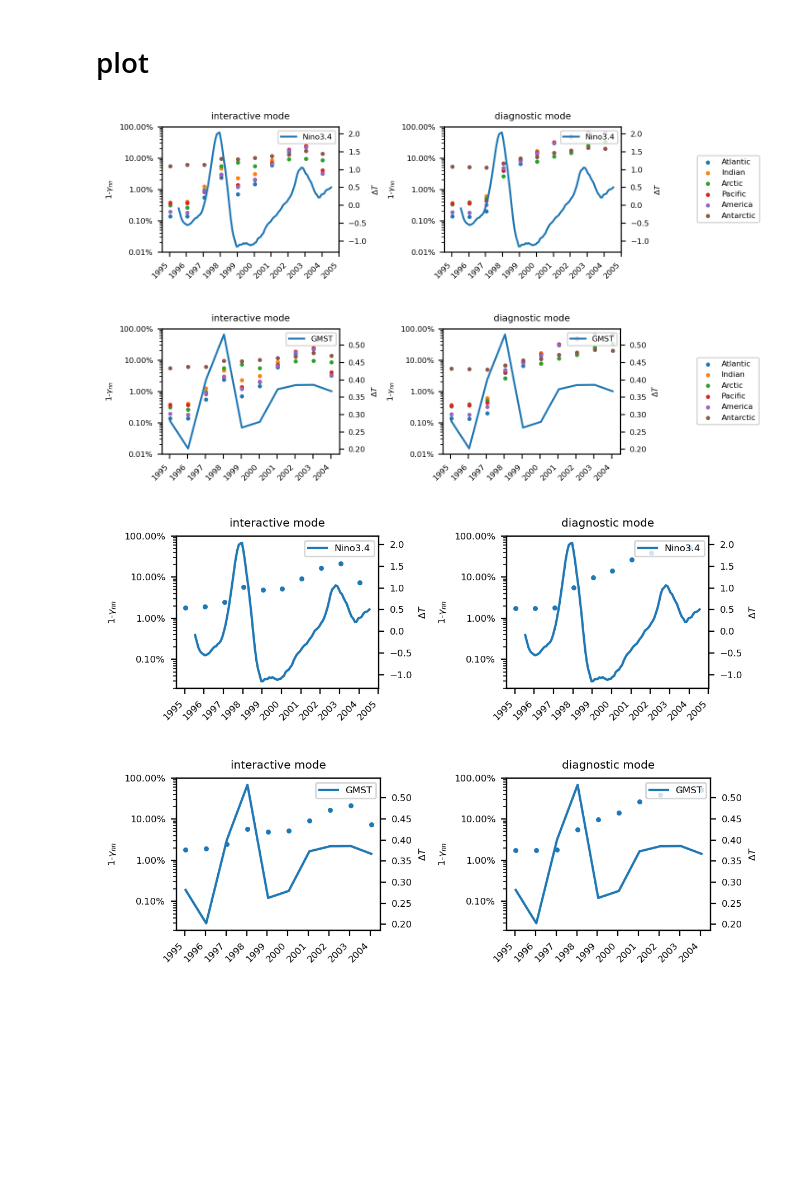
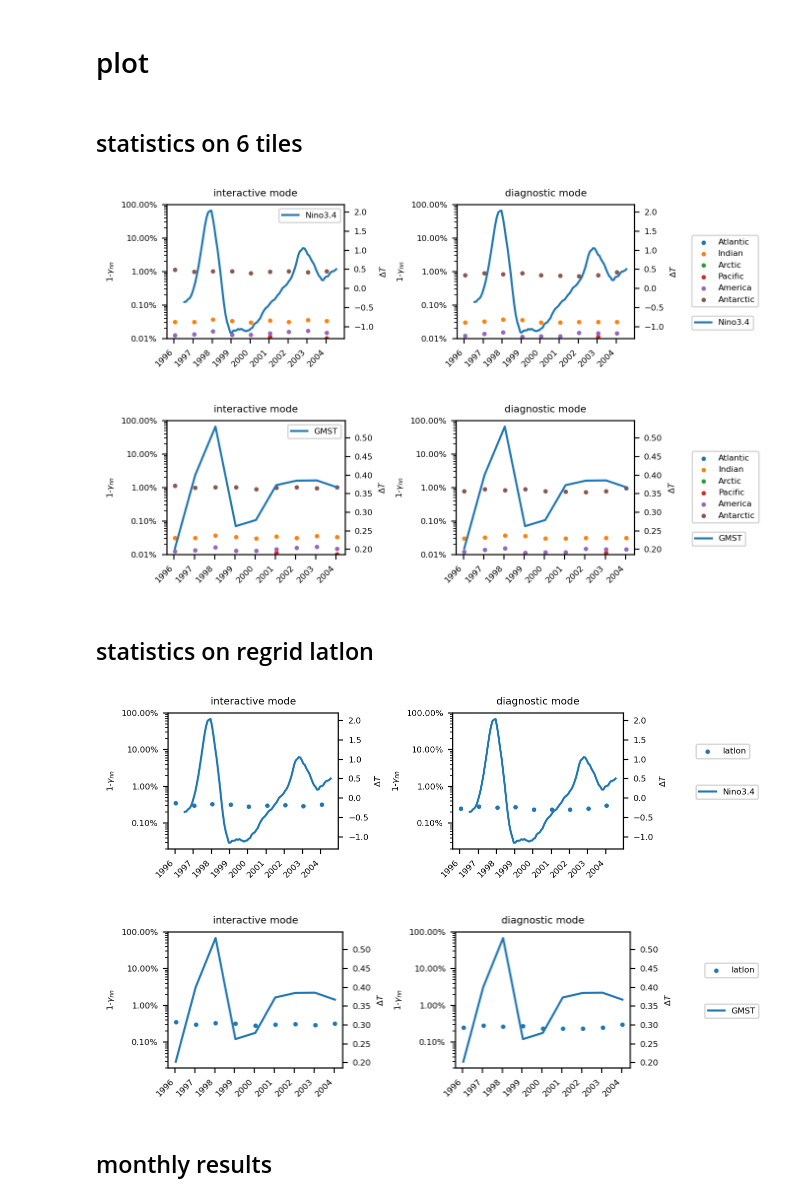
Before and after one commit to ChenggongWang/AM4_RadNN_run, a Jupyter notebook: GCM_results/plot_nn_ratio.ipynb, the cells around one changed output. Drawn from its saved outputs; the diff is of its cells as text; code cells hidden in the pictures; blank space fills up the shorter version.

Commit message:
results of historical and +-5K run good ratio

```diff
--- a/GCM_results/plot_nn_ratio.ipynb
+++ b/GCM_results/plot_nn_ratio.ipynb
@@ -18,8 +18,9 @@ plt.rcParams['font.size'] = '6'
 ## nn_ratio
 # %%
 # year_list, nn_ratio = pickle.load(open("nn_ratio.train_bad_init_test_10year.2305040839.p","rb"))
-year_list, nn_ratio = pickle.load(open("nn_ratio.train_bad_init_test_10year.2305051005.p","rb"))
+# year_list, nn_ratio = pickle.load(open("nn_ratio.train_bad_init_test_10year.2305051005.p","rb"))
 # year_list, nn_ratio = pickle.load(open("nn_ratio.train_good_init.2305241552.p","rb"))
+year_list, nn_ratio = pickle.load(open("nn_ratio.train_good_init.2306091059.p","rb"))
 
 tile_name = ['Atlantic', 'Indian','Arctic', 'Pacific', 'America', 'Antarctic']
 # %%
@@ -45,38 +46,43 @@ nino34 = ts_anom.sel(time=slice(str(year_list[0]),str(year_list[-1])))\
 gmst_anom_y = gmst_anom.groupby('time.year').mean()
 ytime = gmst_anom.time[::12]
 mtime = gmst_anom.time
+# %% [markdown]
+## statistics on 6 tiles
 # %%
 for iplot in range(2):
-    fig, axs = plt.subplots(nrows=1,ncols=2,figsize=(8,2),dpi=200)
+    fig, axs = plt.subplots(nrows=1,ncols=2,figsize=(7,2),dpi=200)
     for ti in range(6):
         axs[0].scatter(ytime,nn_ratio[0,ti,:].reshape(-1,12).mean(axis=1),label=tile_name[ti],s=5)
         axs[1].scatter(ytime,nn_ratio[1,ti,:].reshape(-1,12).mean(axis=1),label=tile_name[ti],s=5)
 
     for ax in axs:
         ax2 = ax.twinx()
         if iplot==0:
             ax2.plot(mtime,nino34, label = 'Nino3.4')
         else:
             ax2.plot(ytime,gmst_anom_y, label = 'GMST')
         ax2.legend()
         ax2.set_ylabel('$\Delta T$')
         ax.set_ylabel('1-$\gamma_{nn}$')
         ax.set_yscale('log')
         ax.set_ylim([0.01,100])
         ax.yaxis.set_major_formatter(mtick.PercentFormatter(decimals=2))
-    ax.legend(bbox_to_anchor=(1.8, 0.8))
+    ax.legend(loc='upper left', bbox_to_anchor=(1.3, 0.8))
+    ax2.legend(loc='upper left', bbox_to_anchor=(1.3, 0.2))
     axs[0].set_title('interactive mode')
     axs[1].set_title('diagnostic mode')
     fig.autofmt_xdate(rotation=45)
     fig.tight_layout()
 # %% [output]
-[figure, old version]
+[figure, new version]
-[figure, old version]
+[figure, new version]
+# %% [markdown]
+## statistics on regrid latlon
 # %%
 for iplot in range(2):
-    fig, axs = plt.subplots(nrows=1,ncols=2,figsize=(6,2),dpi=200)
-    axs[0].scatter(ytime,nn_ratio[0,:,:].mean(axis=0).reshape(-1,12).mean(axis=1),s=5)
-    axs[1].scatter(ytime,nn_ratio[1,:,:].mean(axis=0).reshape(-1,12).mean(axis=1),s=5)
+    fig, axs = plt.subplots(nrows=1,ncols=2,figsize=(7,2),dpi=200)
+    axs[0].scatter(ytime,nn_ratio[0,:,:].mean(axis=0).reshape(-1,12).mean(axis=1),s=5,label='latlon')
+    axs[1].scatter(ytime,nn_ratio[1,:,:].mean(axis=0).reshape(-1,12).mean(axis=1),s=5,label='latlon')
 
     for ax in axs:
         ax2 = ax.twinx()
@@ -84,20 +90,22 @@ for iplot in range(2):
             ax2.plot(mtime,nino34, label = 'Nino3.4')
         else:
             ax2.plot(ytime,gmst_anom_y, label = 'GMST')
-        ax2.legend()
         ax2.set_ylabel('$\Delta T$')
         ax.set_yscale('log')
         ax.set_ylabel('1-$\gamma_{nn}$')
         ax.set_ylim([0.02,100])
         ax.yaxis.set_major_formatter(mtick.PercentFormatter(decimals=2))
-    # ax.legend(bbox_to_anchor=(1.2, 0.8))
+    ax.legend(loc='upper left', bbox_to_anchor=(1.4, 0.8))
+    ax2.legend(loc='upper left', bbox_to_anchor=(1.4, 0.5))
     axs[0].set_title('interactive mode')
     axs[1].set_title('diagnostic mode')
     fig.autofmt_xdate(rotation=45)
     fig.tight_layout()
 # %% [output]
-[figure, old version]
+[figure, new version]
-[figure, old version]
+[figure, new version]
+# %% [markdown]
+## monthly results
 # %%
 for iplot in range(2):
 
```
Also changed, not shown: parts of 4 cells of this notebook, 3 other files.
